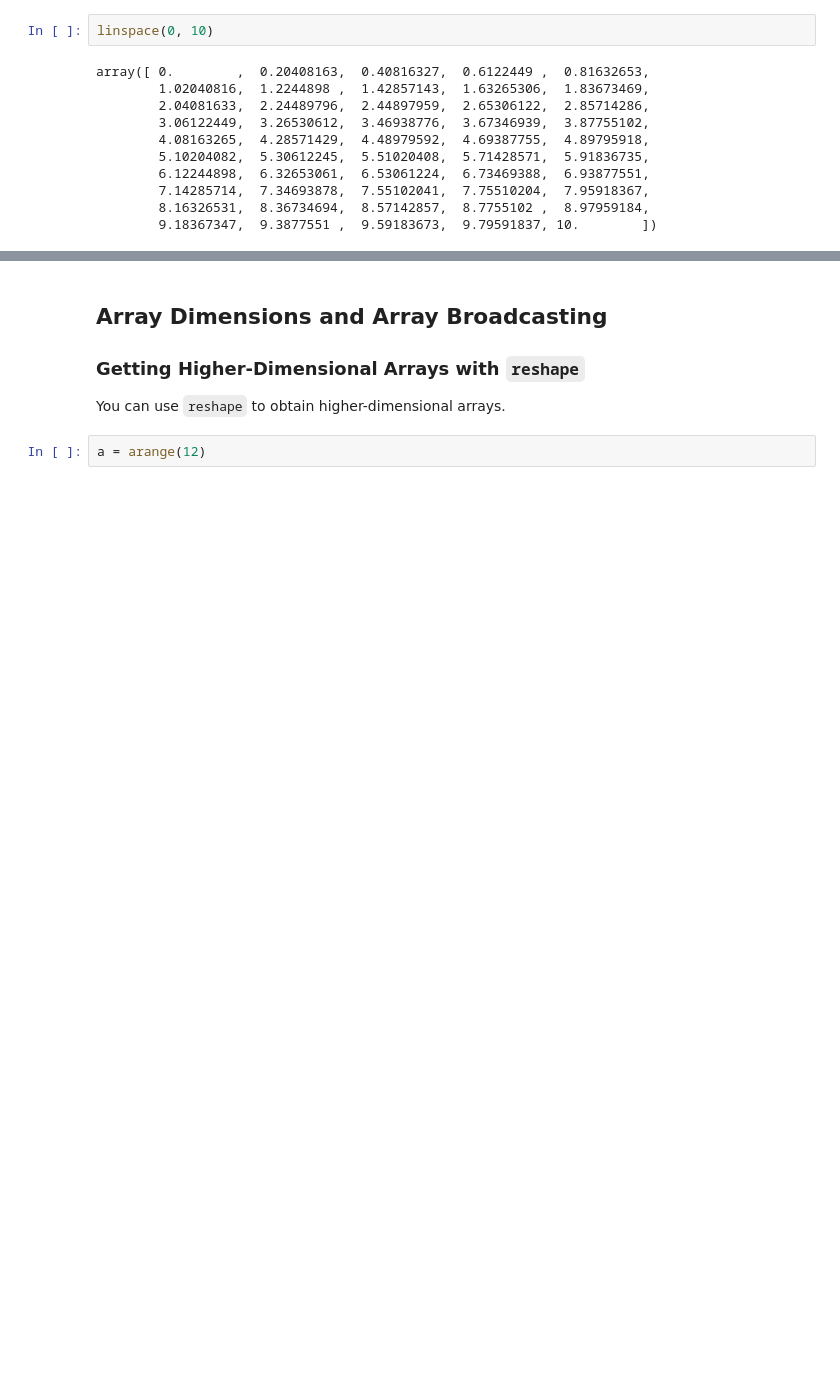
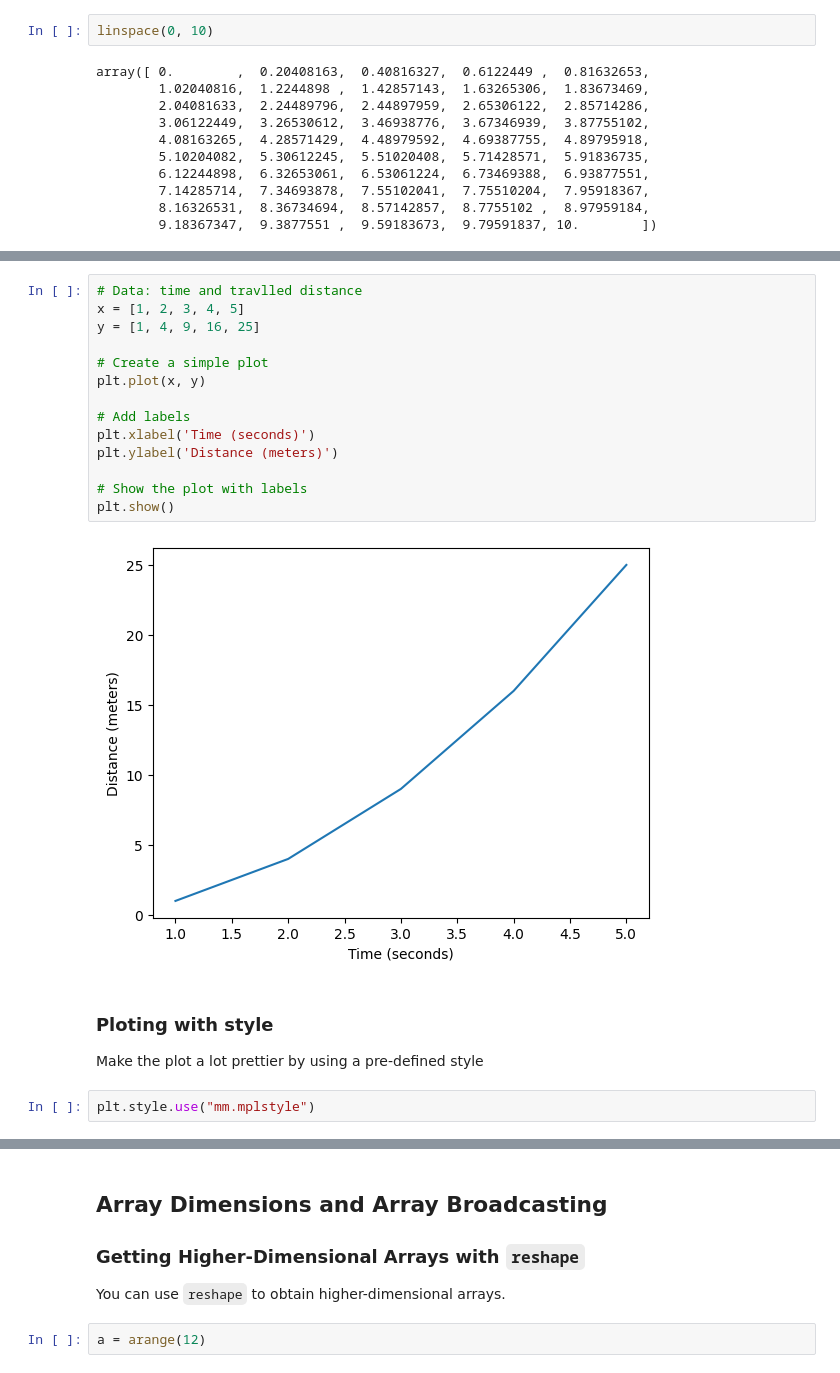
Before and after one commit to liwt31/MathModel, a Jupyter notebook: 00PythonBasics.ipynb, the cells around one changed output, grey strips where cells are left out. Cells and saved outputs as stored; diff of their text form; blank space fills up the shorter version.

```diff
--- a/00PythonBasics.ipynb
+++ b/00PythonBasics.ipynb
@@ -195,0 +255,21 @@ array([ 0.        ,  0.20408163,  0.40816327,  0.6122449 ,  0.81632653,
+# %%
+# Data: time and travlled distance
+x = [1, 2, 3, 4, 5]
+y = [1, 4, 9, 16, 25]
+
+# Create a simple plot
+plt.plot(x, y)
+
+# Add labels
+plt.xlabel('Time (seconds)')
+plt.ylabel('Distance (meters)')
+
+# Show the plot with labels
+plt.show()
+# %% [output]
+[figure, added]
+# %% [markdown]
+### Ploting with style
+Make the plot a lot prettier by using a pre-defined style
+# %%
+plt.style.use("mm.mplstyle")
```
Also changed, not shown: parts of 19 cells of this notebook, 11 other files.
